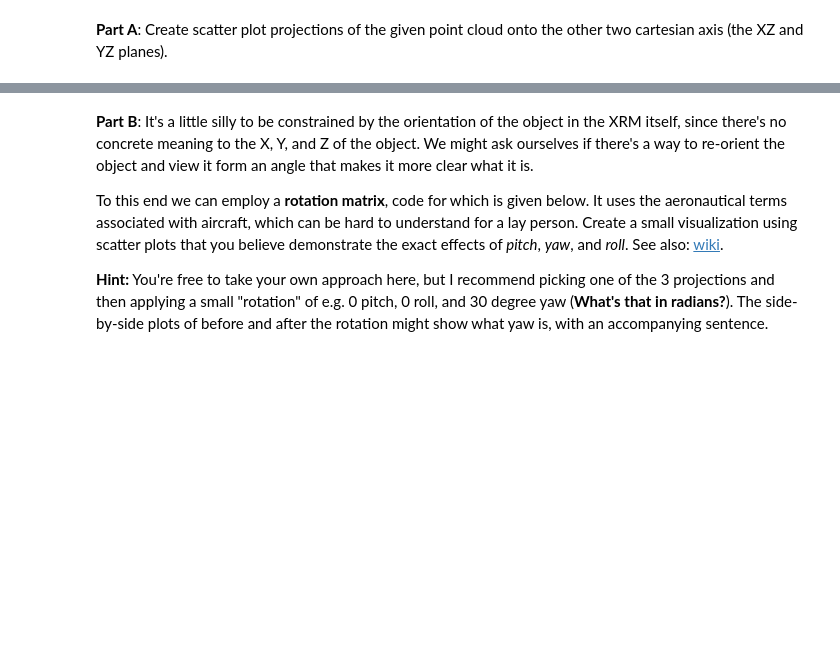
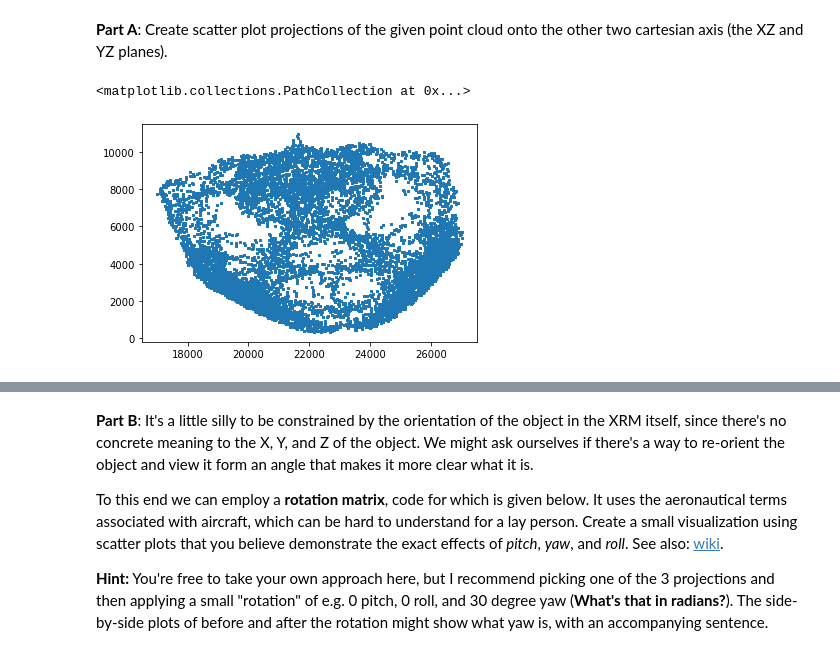
Before and after one commit to haha5751/4022, a Jupyter notebook: CSCI4022_S22_HW1.ipynb, the cells around one changed output, grey strips where cells are left out. Saved outputs shown, nothing was run; the diff lists cells and outputs as text; code cells hidden in the pictures; blank space fills up the shorter version.

```diff
--- a/CSCI4022_S22_HW1.ipynb
+++ b/CSCI4022_S22_HW1.ipynb
@@ -100,2 +101,8 @@ FileNotFoundError: [Errno 2] No such file or directory: '../data/xrm_10k.csv'
 # %% [markdown]
 **Part A**:  Create scatter plot projections of the given point cloud onto the other two cartesian axis (the XZ and YZ planes).
+# %%
+matXZ = np.array(dat[['X','Z']])
+plt.scatter(matXZ[:, 0], matXZ[:, 1], 5, marker = ',')
+# %% [output]
+<matplotlib.collections.PathCollection at 0x...>
+[figure, added]
```
Also changed, not shown: parts of 9 cells of this notebook, 1 other file.
